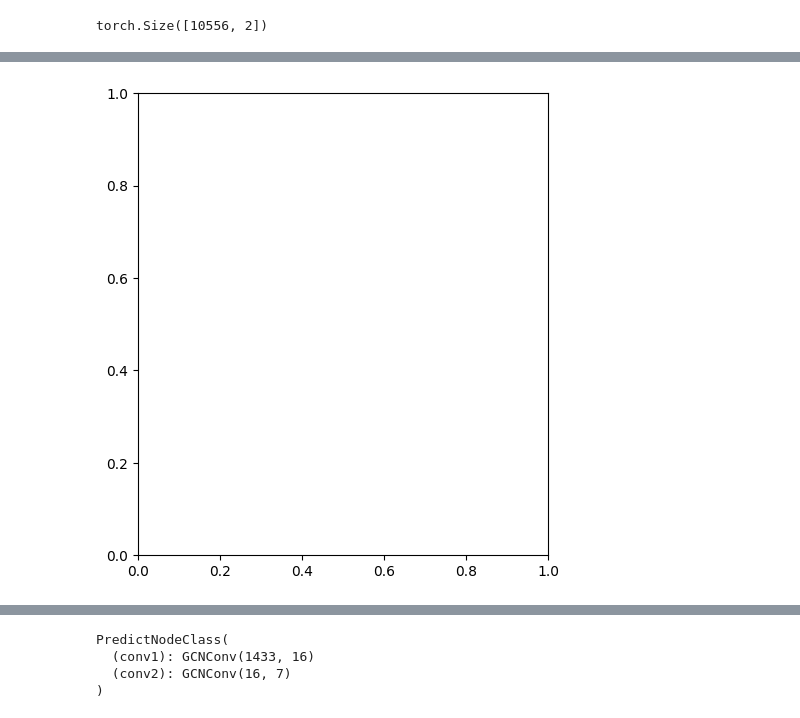
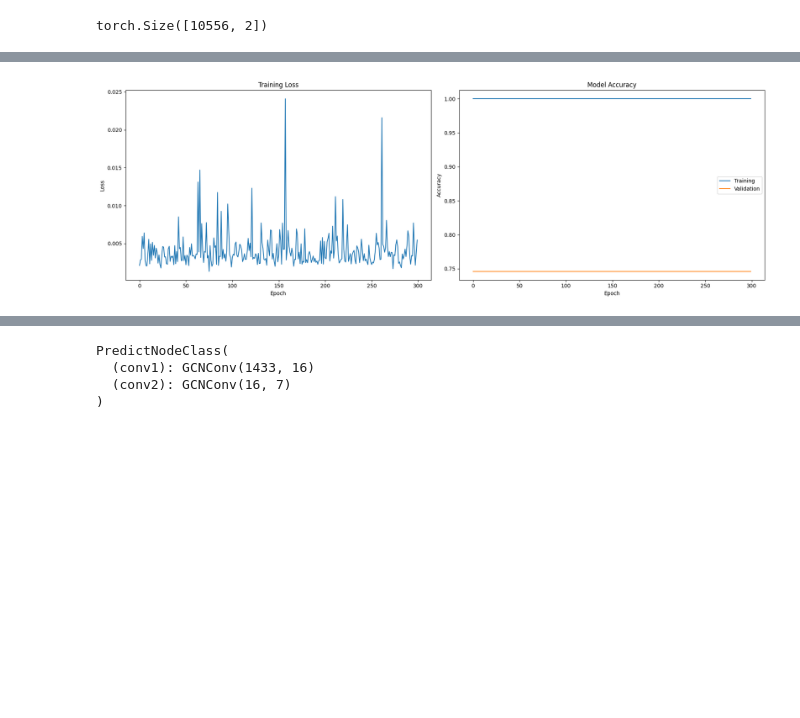
Before and after one commit to wilfred11/gnn-first-steps, a Jupyter notebook: gnns-initial-steps.ipynb, the cells around one changed output, grey strips where cells are left out. Saved outputs shown, nothing was run; the diff lists cells and outputs as text; code cells hidden in the pictures; blank space fills up the shorter version.

```diff
--- a/gnns-initial-steps.ipynb
+++ b/gnns-initial-steps.ipynb
@@ -957,9 +928,9 @@ GCN(
 # %%
-optimizer = torch.optim.Adam(model.parameters(), lr=0.01, weight_decay=5e-4)
-scheduler = torch.optim.lr_scheduler.ReduceLROnPlateau(optimizer, mode='max', factor=0.7, patience=10)
+optimizer = torch.optim.Adam(model.parameters(), lr=0.03, weight_decay=5e-4)
+scheduler = torch.optim.lr_scheduler.ReduceLROnPlateau(optimizer, mode='max', factor=0.7, patience=5)
 criterion = nn.CrossEntropyLoss()
-
-# Add class weights to handle class imbalance
 class_weights = 1.0 / class_counts.float()
 class_weights = class_weights / class_weights.sum() * len(class_counts)
 weighted_criterion = nn.CrossEntropyLoss(weight=class_weights)
+print(f"class_counts: {class_counts}")
+print(f"class weights: {class_weights}")
@@ -984,16 +966,8 @@ def evaluate(mask):
 # %%
-LOSS_COLOR = '#FF9999'  # Light red for loss
-TRAIN_ACC_COLOR = '#99CCFF'  # Light blue for train accuracy
-VAL_ACC_COLOR = '#FFCC99'  # Light orange for validation accuracy
-# Training loop with early stopping
-print("\n=== Training ===")
 losses = []
 train_accs = []
 val_accs = []
-epochs = 300  # Increased epochs
-best_val_acc = 0
-patience = 20
-counter = 0
+epochs = 300
 
 for epoch in range(epochs):
     loss = train()
@@ -1004,84 +978,26 @@ for epoch in range(epochs):
 
     train_accs.append(train_acc)
     val_accs.append(val_acc)
-
-    # Learning rate scheduler step
     scheduler.step(val_acc)
-
-    # Early stopping
-    if val_acc > best_val_acc:
-        best_val_acc = val_acc
-        counter = 0
-        # Save best model
-        torch.save(model.state_dict(), 'best_gcn_model.pt')
-    else:
-        counter += 1
-
-    if counter >= patience:
-        print(f"Early stopping at epoch {epoch+1}")
-        break
 
     if (epoch + 1) % 20 == 0:
         print(f'Epoch: {epoch+1:03d}, Loss: {loss:.4f}, Train Acc: {train_acc:.4f}, Val Acc: {val_acc:.4f}')
 
-# Load best model
-model.load_state_dict(torch.load('best_gcn_model.pt'))
+plt.figure(figsize=(18, 6))
 
-# Plot training curves with enhanced styling and lighter colors
-plt.figure(figsize=(18, 6), facecolor='white')
-
-# Loss subplot with pastel color
-plt.subplot(1, 3, 1)
-plt.plot(losses, color=LOSS_COLOR, linewidth=2.5)
+plt.subplot(1, 2, 1)
+plt.plot(losses)
 plt.xlabel('Epoch')
 plt.ylabel('Loss')
-plt.title('Training Loss', fontweight='bold')
-plt.grid(True, linestyle='--', alpha=0.4)
-plt.gca().set_facecolor('#FAFAFA')  # Very light gray background
+plt.title('Training Loss')
 
-# Accuracy subplot with pastel colors
-plt.subplot(1, 3, 2)
-plt.plot(train_accs, color=TRAIN_ACC_COLOR, linewidth=2.5, label='Training')
-plt.plot(val_accs, color=VAL_ACC_COLOR, linewidth=2.5, label='Validation')
+plt.subplot(1, 2, 2)
+plt.plot(train_accs, label='Training')
+plt.plot(val_accs, label='Validation')
 plt.xlabel('Epoch')
 plt.ylabel('Accuracy')
-plt.title('Model Accuracy', fontweight='bold')
-plt.legend(facecolor='white', edgecolor='#DDDDDD')
-plt.grid(True, linestyle='--', alpha=0.4)
-plt.gca().set_facecolor('#FAFAFA')  # Very light gray background
-
-# Training improvement subplot with pastel colors
-plt.subplot(1, 3, 3)
-# Compare the first and last 10% of training to see improvement
-initial_epochs = len(train_accs) // 10
-final_epochs = len(train_accs) - initial_epochs
-
-width = 0.35
-epochs_comparison = ['Initial Training', 'Final Training']
-train_comparison = [np.mean(train_accs[:initial_epochs]), np.mean(train_accs[-final_epochs:])]
-val_comparison = [np.mean(val_accs[:initial_epochs]), np.mean(val_accs[-final_epochs:])]
-
-x = np.arange(len(epochs_comparison))
-plt.bar(x - width/2, train_comparison, width, label='Train', color=TRAIN_ACC_COLOR,
-        edgecolor='white', linewidth=1.5)
-plt.bar(x + width/2, val_comparison, width, label='Validation', color=VAL_ACC_COLOR,
-        edgecolor='white', linewidth=1.5)
-
-# Add value labels on top of bars
-for i, v in enumerate(train_comparison):
-    plt.text(i - width/2, v + 0.02, f'{v:.3f}', color='black',
-             ha='center', va='bottom', fontweight='bold', fontsize=10)
-
-for i, v in enumerate(val_comparison):
-    plt.text(i + width/2, v + 0.02, f'{v:.3f}', color='black',
-             ha='center', va='bottom', fontweight='bold', fontsize=10)
-
-plt.ylabel('Avg Accuracy')
-plt.title('Training Improvement', fontweight='bold')
-plt.xticks(x, epochs_comparison)
-plt.legend(facecolor='white', edgecolor='#DDDDDD')
-plt.grid(True, linestyle='--', alpha=0.4)
-plt.gca().set_facecolor('#FAFAFA')  # Very light gray background
+plt.title('Model Accuracy')
+plt.legend()
 
 plt.tight_layout()
 plt.savefig("training_curves.png", dpi=300, facecolor='white')
@@ -1093 +1020 @@ NameError: name 'LOSS_COLOR' is not defined
-[figure, old version]
+[figure, new version]
```
Also changed, not shown: parts of 23 cells of this notebook, 3 other files.
